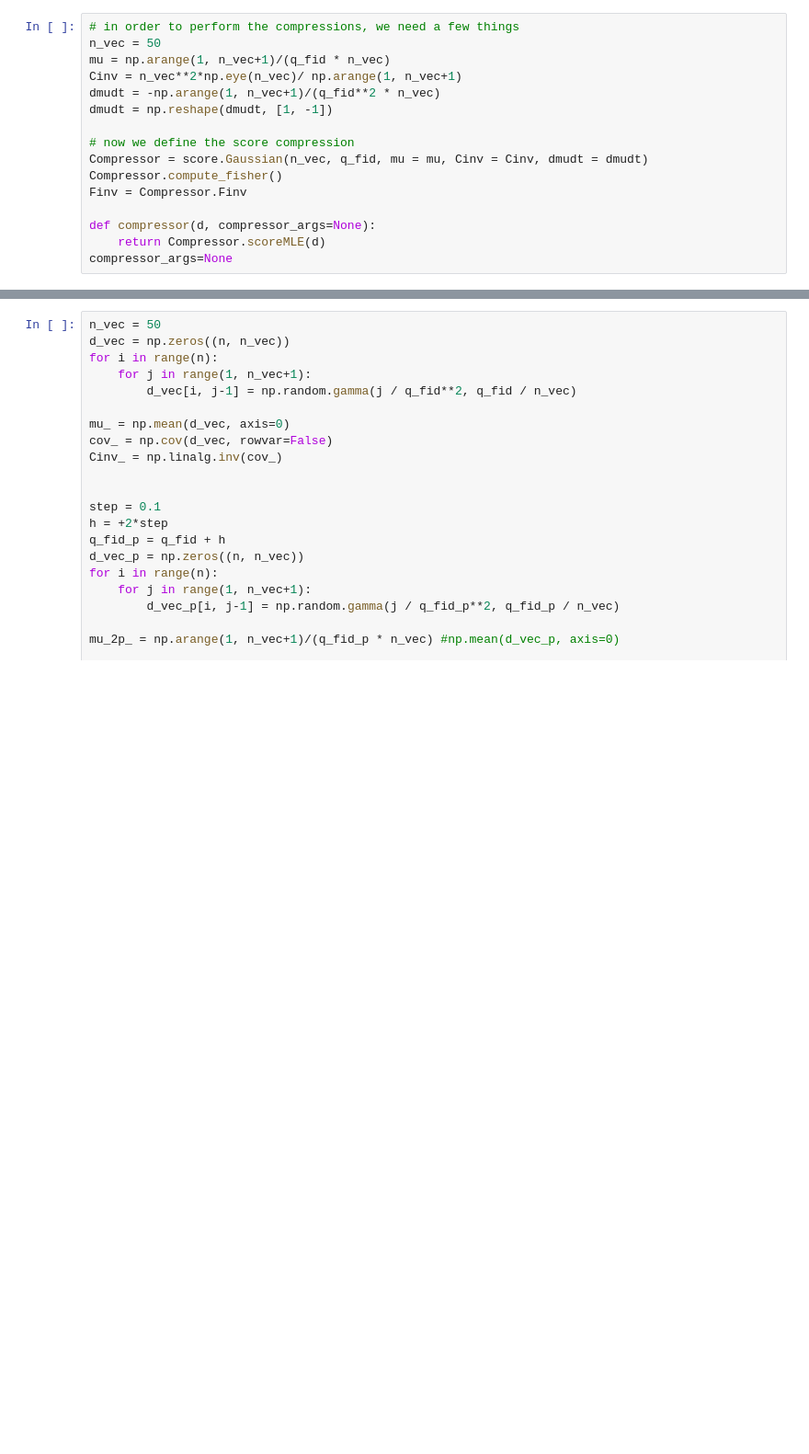
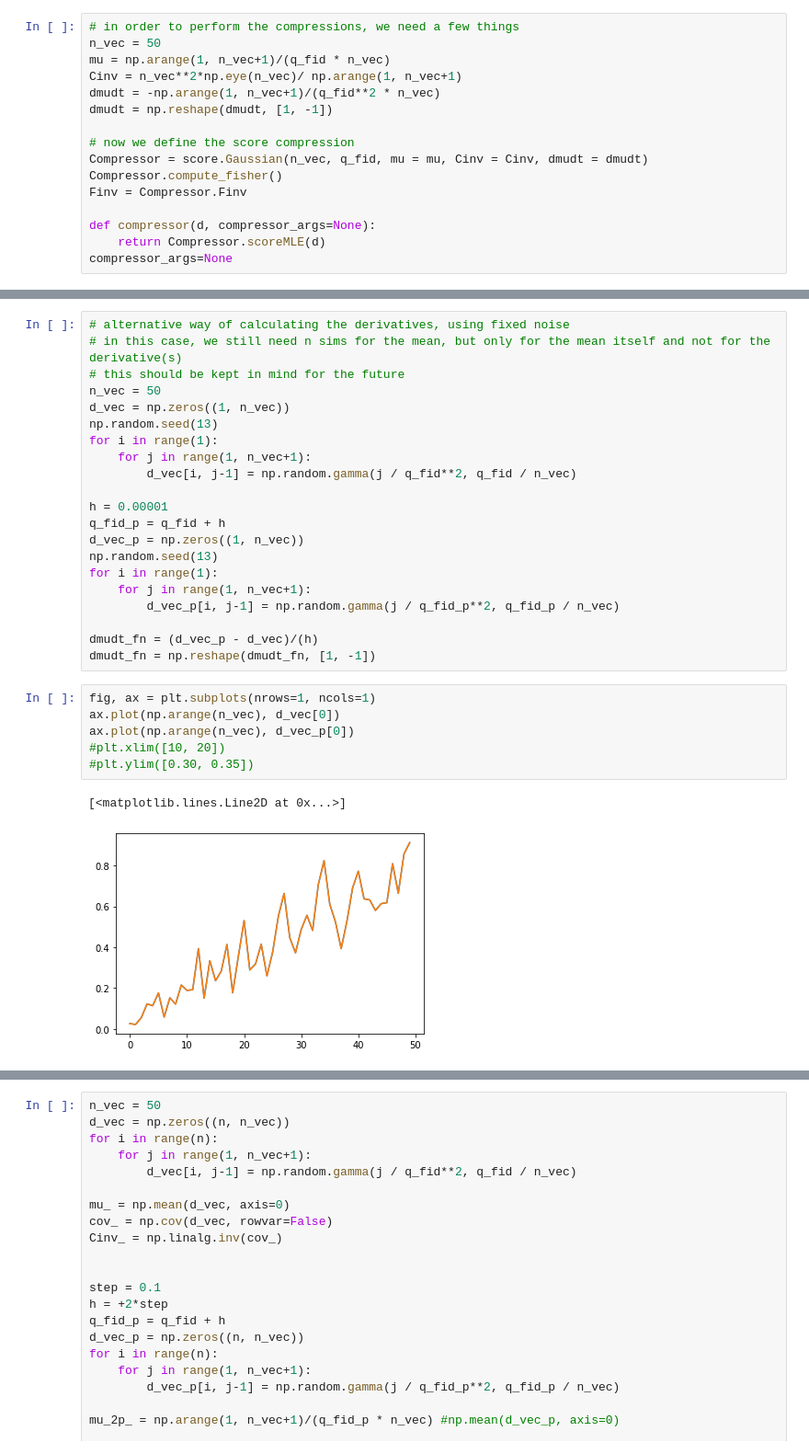
Before and after one commit to dpiras/pydelfi, a Jupyter notebook: examples/Derivatives.ipynb, the cells around one changed output, grey strips where cells are left out. Shown: that part at 92% size. Cells and saved outputs as stored; diff of their text form; blank space fills up the shorter version.

```diff
--- a/examples/Derivatives.ipynb
+++ b/examples/Derivatives.ipynb
@@ -104,0 +96,30 @@ ax.plot(np.arange(n_vec), dmudt_[0])
+# %%
+# alternative way of calculating the derivatives, using fixed noise
+# in this case, we still need n sims for the mean, but only for the mean itself and not for the derivative(s)
+# this should be kept in mind for the future
+n_vec = 50
+d_vec = np.zeros((1, n_vec))
+np.random.seed(13)
+for i in range(1):
+    for j in range(1, n_vec+1):
+        d_vec[i, j-1] = np.random.gamma(j / q_fid**2, q_fid / n_vec)
+
+h = 0.00001
+q_fid_p = q_fid + h
+d_vec_p = np.zeros((1, n_vec))
+np.random.seed(13)
+for i in range(1):
+    for j in range(1, n_vec+1):
+        d_vec_p[i, j-1] = np.random.gamma(j / q_fid_p**2, q_fid_p / n_vec)
+
+dmudt_fn = (d_vec_p - d_vec)/(h)
+dmudt_fn = np.reshape(dmudt_fn, [1, -1])
+# %%
+fig, ax = plt.subplots(nrows=1, ncols=1)
+ax.plot(np.arange(n_vec), d_vec[0])
+ax.plot(np.arange(n_vec), d_vec_p[0])
+#plt.xlim([10, 20])
+#plt.ylim([0.30, 0.35])
+# %% [output]
+[<matplotlib.lines.Line2D at 0x...>]
+[figure, added]
```
Also changed, not shown: parts of 8 cells of this notebook, 1 other file.
